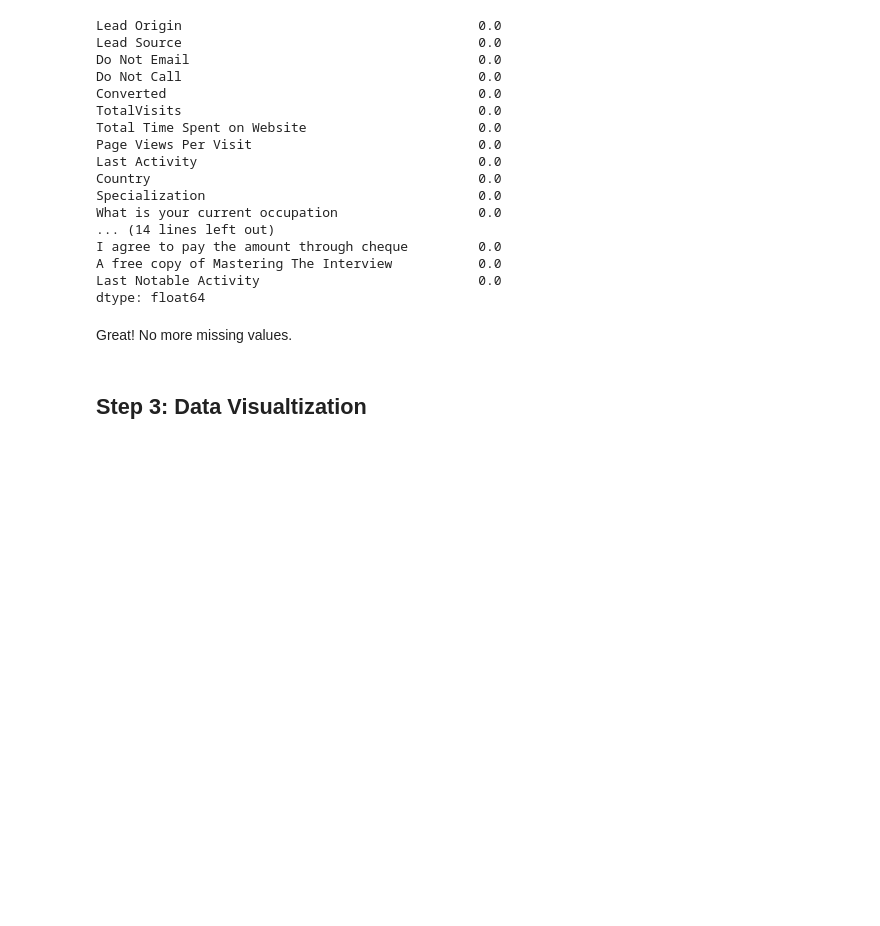
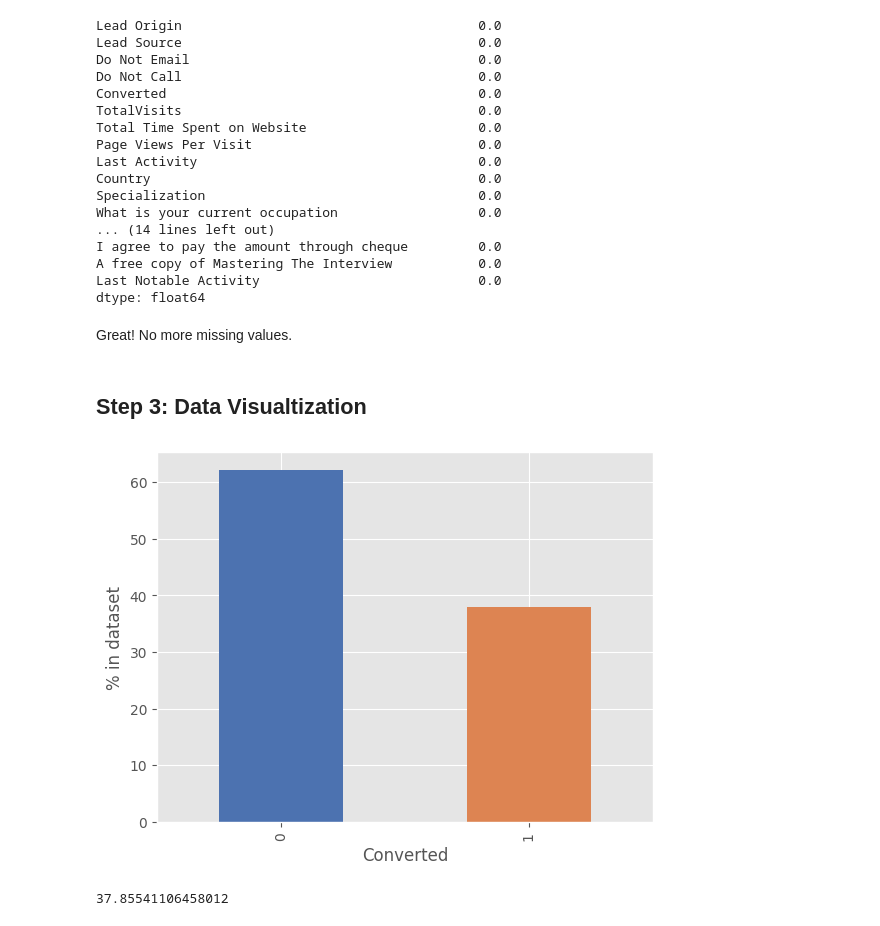
Before and after one commit to shinde-chandrakant/Lead-Scoring-Case-Study, a Jupyter notebook: LeadScoring.ipynb, the cells around one changed output. Cells and saved outputs as stored; diff of their text form; code cells hidden in the pictures; blank space fills up the shorter version.

```diff
--- a/LeadScoring.ipynb
+++ b/LeadScoring.ipynb
@@ -344,3 +344,12 @@ dtype: float64
 Great! No more missing values.
 # %% [markdown]
 ## Step 3: Data Visualtization
+# %%
+# For the target variable 'Converted'
+percent_plot('Converted')
+# %% [output]
+[figure, added]
+# %%
+(sum(lead_df['Converted'])/len(lead_df['Converted'].index))*100
+# %% [output]
+37.85541106458012
```
Also changed, not shown: parts of 58 cells of this notebook.
